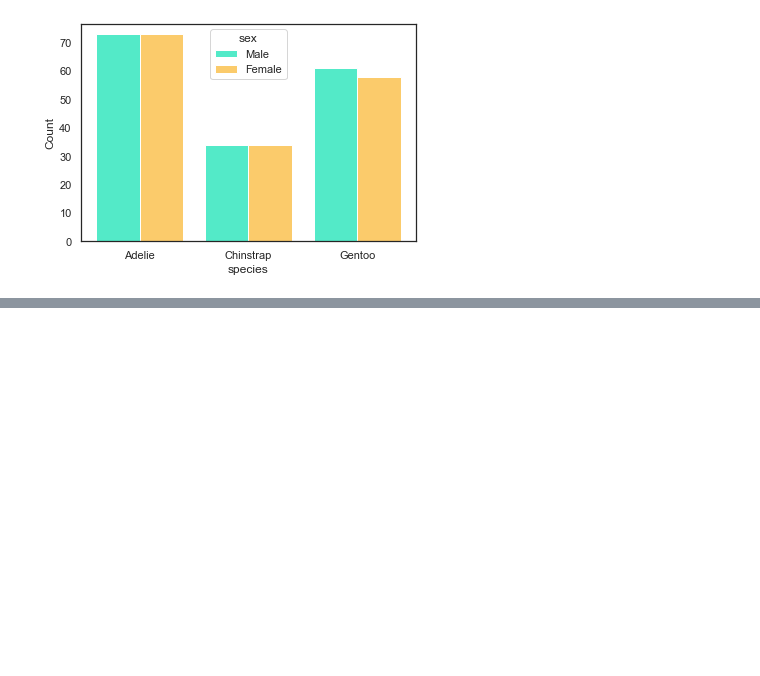
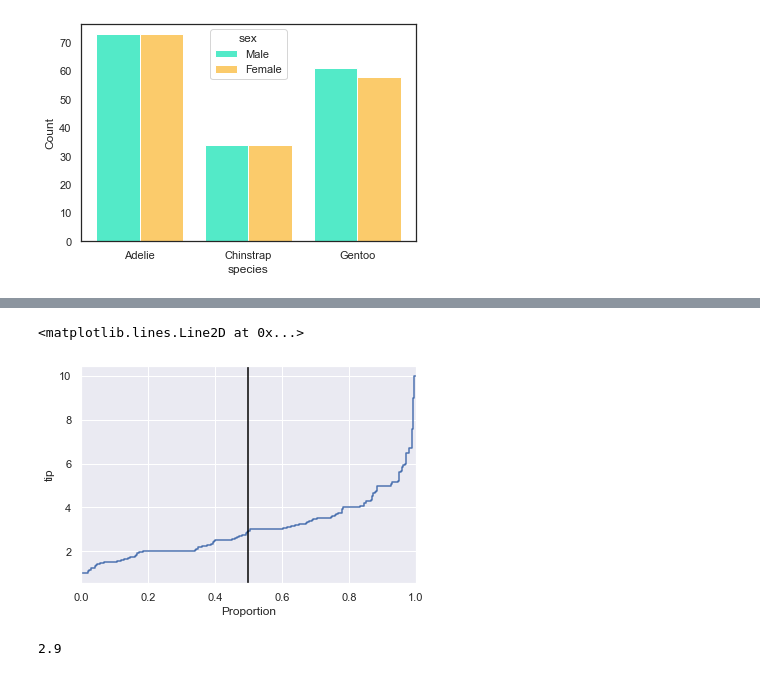
Before and after one commit to sinchan-s/everything_data_science, a Jupyter notebook: Seaborn tuts.ipynb, the cells around one changed output, grey strips where cells are left out. Cells and saved outputs as stored; diff of their text form; code cells hidden in the pictures; blank space fills up the shorter version.

```diff
--- a/Seaborn tuts.ipynb
+++ b/Seaborn tuts.ipynb
@@ -184,0 +226,10 @@ sns.histplot(x='species', hue='sex', multiple='dodge', data=penguins,
+# %%
+sns.ecdfplot(y='tip', data=tips)
+plt.axvline(0.5, c="black")
+# %% [output]
+<matplotlib.lines.Line2D at 0x...>
+[figure, added]
+# %%
+tips.tip.median()
+# %% [output]
+2.9
```
Also changed, not shown: parts of 36 cells of this notebook.
